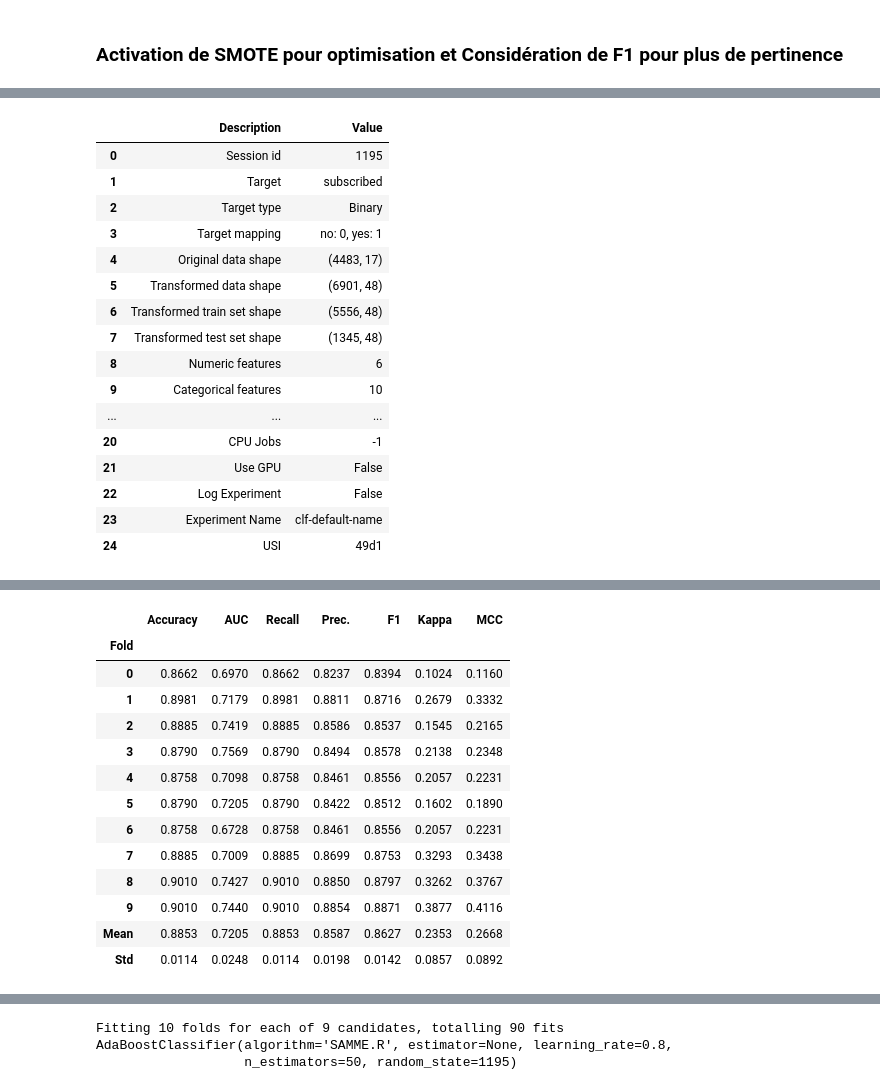
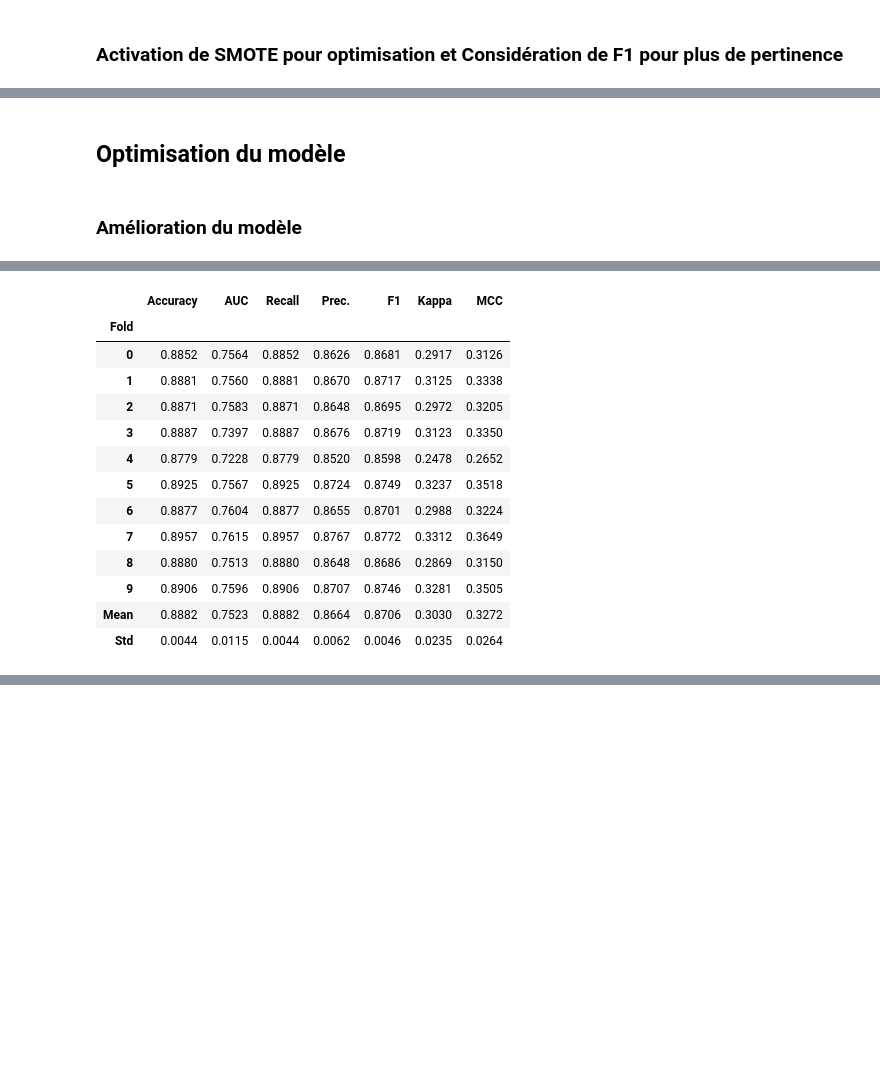
Before and after one commit to Paul-Emmanuel-Buffe/bank-marketing, a Jupyter notebook: notebooks/modeling.ipynb, the cells around one changed output, grey strips where cells are left out. Saved outputs shown, nothing was run; the diff lists cells and outputs as text; code cells hidden in the pictures; blank space fills up the shorter version.

```diff
--- a/notebooks/modeling.ipynb
+++ b/notebooks/modeling.ipynb
@@ -359,2 +279,17 @@ AdaBoost offre le meilleur F1-score (métrique cruciale pour les données désé
+# %% [markdown]
+## Optimisation du modèle
+# %% [markdown]
+### Amélioration du modèle
 # %%
+# Setup avec correction automatique du déséquilibre
+clf = setup(
+    data=df_clean_large,
+    target='subscribed',
+    fix_imbalance=True,
+    session_id=42,
+    verbose=False
+)
+
+# Créer le modèle
+gbc = create_model('lightgbm')
 # %% [output]
@@ -361,17 +297,14 @@ AdaBoost offre le meilleur F1-score (métrique cruciale pour les données désé
-|  | Description | Value |
-| 0 | Session id | 1195 |
-| 1 | Target | subscribed |
-| 2 | Target type | Binary |
-| 3 | Target mapping | no: 0, yes: 1 |
-| 4 | Original data shape | (4483, 17) |
-| 5 | Transformed data shape | (6901, 48) |
-| 6 | Transformed train set shape | (5556, 48) |
-| 7 | Transformed test set shape | (1345, 48) |
-| 8 | Numeric features | 6 |
-| 9 | Categorical features | 10 |
-| ... | ... | ... |
-| 20 | CPU Jobs | -1 |
-| 21 | Use GPU | False |
-| 22 | Log Experiment | False |
-| 23 | Experiment Name | clf-default-name |
-| 24 | USI | 49d1 |
+|  | Accuracy | AUC | Recall | Prec. | F1 | Kappa | MCC |
+| Fold |  |  |  |  |  |  |  |
+| 0 | 0.8852 | 0.7564 | 0.8852 | 0.8626 | 0.8681 | 0.2917 | 0.3126 |
+| 1 | 0.8881 | 0.7560 | 0.8881 | 0.8670 | 0.8717 | 0.3125 | 0.3338 |
+| 2 | 0.8871 | 0.7583 | 0.8871 | 0.8648 | 0.8695 | 0.2972 | 0.3205 |
+| 3 | 0.8887 | 0.7397 | 0.8887 | 0.8676 | 0.8719 | 0.3123 | 0.3350 |
+| 4 | 0.8779 | 0.7228 | 0.8779 | 0.8520 | 0.8598 | 0.2478 | 0.2652 |
+| 5 | 0.8925 | 0.7567 | 0.8925 | 0.8724 | 0.8749 | 0.3237 | 0.3518 |
+| 6 | 0.8877 | 0.7604 | 0.8877 | 0.8655 | 0.8701 | 0.2988 | 0.3224 |
+| 7 | 0.8957 | 0.7615 | 0.8957 | 0.8767 | 0.8772 | 0.3312 | 0.3649 |
+| 8 | 0.8880 | 0.7513 | 0.8880 | 0.8648 | 0.8686 | 0.2869 | 0.3150 |
+| 9 | 0.8906 | 0.7596 | 0.8906 | 0.8707 | 0.8746 | 0.3281 | 0.3505 |
+| Mean | 0.8882 | 0.7523 | 0.8882 | 0.8664 | 0.8706 | 0.3030 | 0.3272 |
+| Std | 0.0044 | 0.0115 | 0.0044 | 0.0062 | 0.0046 | 0.0235 | 0.0264 |
@@ -379,15 +311 @@ AdaBoost offre le meilleur F1-score (métrique cruciale pour les données désé
-|  | Accuracy | AUC | Recall | Prec. | F1 | Kappa | MCC |
-| Fold |  |  |  |  |  |  |  |
-| 0 | 0.8662 | 0.6970 | 0.8662 | 0.8237 | 0.8394 | 0.1024 | 0.1160 |
-| 1 | 0.8981 | 0.7179 | 0.8981 | 0.8811 | 0.8716 | 0.2679 | 0.3332 |
-| 2 | 0.8885 | 0.7419 | 0.8885 | 0.8586 | 0.8537 | 0.1545 | 0.2165 |
-| 3 | 0.8790 | 0.7569 | 0.8790 | 0.8494 | 0.8578 | 0.2138 | 0.2348 |
-| 4 | 0.8758 | 0.7098 | 0.8758 | 0.8461 | 0.8556 | 0.2057 | 0.2231 |
-| 5 | 0.8790 | 0.7205 | 0.8790 | 0.8422 | 0.8512 | 0.1602 | 0.1890 |
-| 6 | 0.8758 | 0.6728 | 0.8758 | 0.8461 | 0.8556 | 0.2057 | 0.2231 |
-| 7 | 0.8885 | 0.7009 | 0.8885 | 0.8699 | 0.8753 | 0.3293 | 0.3438 |
-| 8 | 0.9010 | 0.7427 | 0.9010 | 0.8850 | 0.8797 | 0.3262 | 0.3767 |
-| 9 | 0.9010 | 0.7440 | 0.9010 | 0.8854 | 0.8871 | 0.3877 | 0.4116 |
-| Mean | 0.8853 | 0.7205 | 0.8853 | 0.8587 | 0.8627 | 0.2353 | 0.2668 |
-| Std | 0.0114 | 0.0248 | 0.0114 | 0.0198 | 0.0142 | 0.0857 | 0.0892 |
 [interactive output not drawn]
@@ -410,3 +311,0 @@ AdaBoost offre le meilleur F1-score (métrique cruciale pour les données désé
-Fitting 10 folds for each of 9 candidates, totalling 90 fits
-AdaBoostClassifier(algorithm='SAMME.R', estimator=None, learning_rate=0.8,
-                   n_estimators=50, random_state=1195)
```
Also changed, not shown: parts of 17 cells of this notebook, 1 other file.
